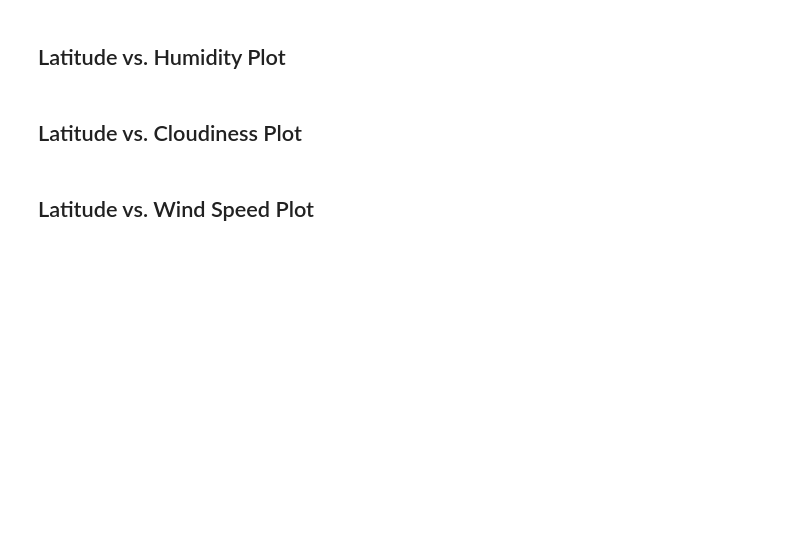
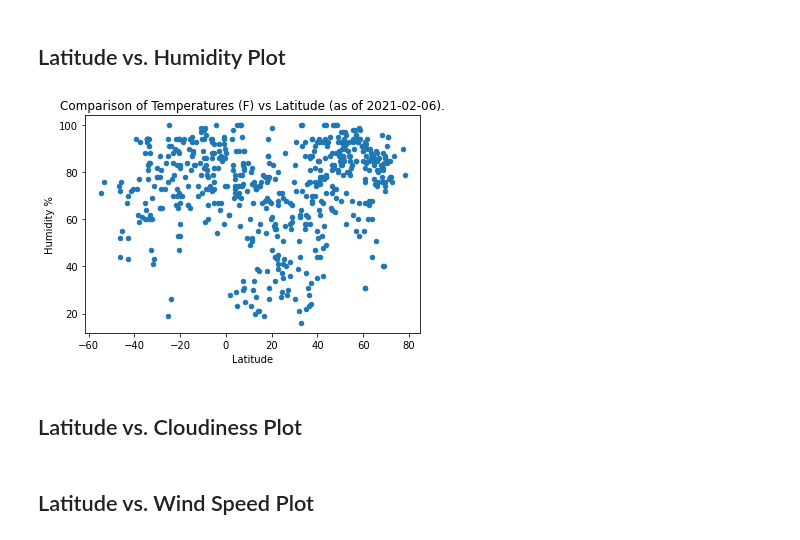
Before and after one commit to emedina2/python-api-challenge, a Jupyter notebook: starter_code/WeatherPy.ipynb, the cells around one changed output. Cells and saved outputs as stored; diff of their text form; code cells hidden in the pictures; blank space fills up the shorter version.

```diff
--- a/starter_code/WeatherPy.ipynb
+++ b/starter_code/WeatherPy.ipynb
@@ -163,4 +202,10 @@ Skip this step if there are no cities that have humidity > 100%.
 # %% [markdown]
 ## Latitude vs. Humidity Plot
+# %%
+weather_clean.plot('Latitude', "Humidity %", kind = 'scatter')
+plt.title(f'Comparison of Temperatures (F) vs Latitude (as of {date}).')
+plt.show()
+# %% [output]
+[figure, added]
 # %% [markdown]
 ## Latitude vs. Cloudiness Plot
```
Also changed, not shown: parts of 21 cells of this notebook.
